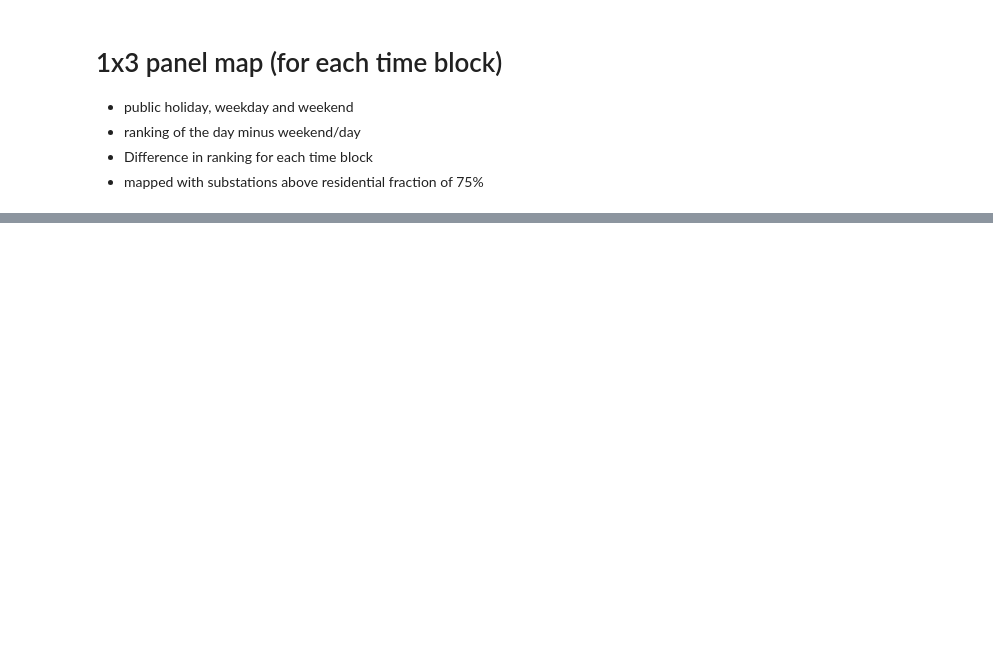
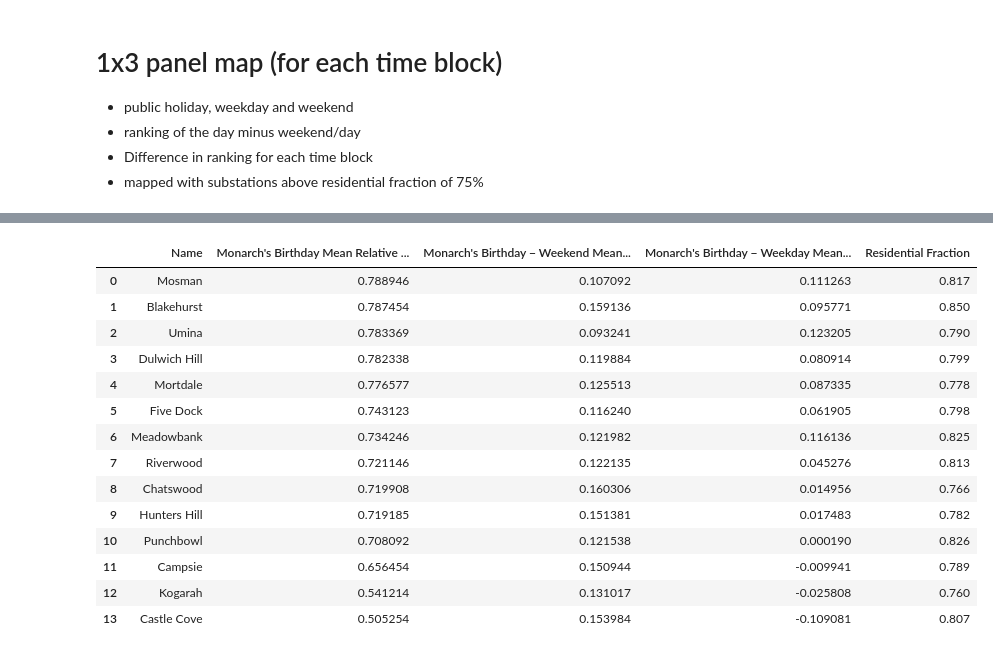
Before and after one commit to 21centuryweather/aus_substation_electricity, a Jupyter notebook: pia_notebooks/NSW_data/relative_ranking/mean_rr_differece.ipynb, the cells around one changed output, grey strips where cells are left out. Drawn from its saved outputs; the diff is of its cells as text; code cells hidden in the pictures; blank space fills up the shorter version.

Commit message:
Mapping relative demand patterns for high residential locations

```diff
--- a/pia_notebooks/NSW_data/relative_ranking/mean_rr_differece.ipynb
+++ b/pia_notebooks/NSW_data/relative_ranking/mean_rr_differece.ipynb
@@ -284,0 +433,19 @@ print(info["Name"].unique()[:20])
+# %%
+table = make_ph_we_wd_table(rank, info, "Monarch's Birthday", "15_20")
+table
+# %% [output]
+|  | Name | Monarch's Birthday Mean Relative ... | Monarch's Birthday − Weekend Mean... | Monarch's Birthday − Weekday Mean... | Residential Fraction |
+| 0 | Mosman | 0.788946 | 0.107092 | 0.111263 | 0.817 |
+| 1 | Blakehurst | 0.787454 | 0.159136 | 0.095771 | 0.850 |
+| 2 | Umina | 0.783369 | 0.093241 | 0.123205 | 0.790 |
+| 3 | Dulwich Hill | 0.782338 | 0.119884 | 0.080914 | 0.799 |
+| 4 | Mortdale | 0.776577 | 0.125513 | 0.087335 | 0.778 |
+| 5 | Five Dock | 0.743123 | 0.116240 | 0.061905 | 0.798 |
+| 6 | Meadowbank | 0.734246 | 0.121982 | 0.116136 | 0.825 |
+| 7 | Riverwood | 0.721146 | 0.122135 | 0.045276 | 0.813 |
+| 8 | Chatswood | 0.719908 | 0.160306 | 0.014956 | 0.766 |
+| 9 | Hunters Hill | 0.719185 | 0.151381 | 0.017483 | 0.782 |
+| 10 | Punchbowl | 0.708092 | 0.121538 | 0.000190 | 0.826 |
+| 11 | Campsie | 0.656454 | 0.150944 | -0.009941 | 0.789 |
+| 12 | Kogarah | 0.541214 | 0.131017 | -0.025808 | 0.760 |
+| 13 | Castle Cove | 0.505254 | 0.153984 | -0.109081 | 0.807 |
```
Also changed, not shown: parts of 7 cells of this notebook.
